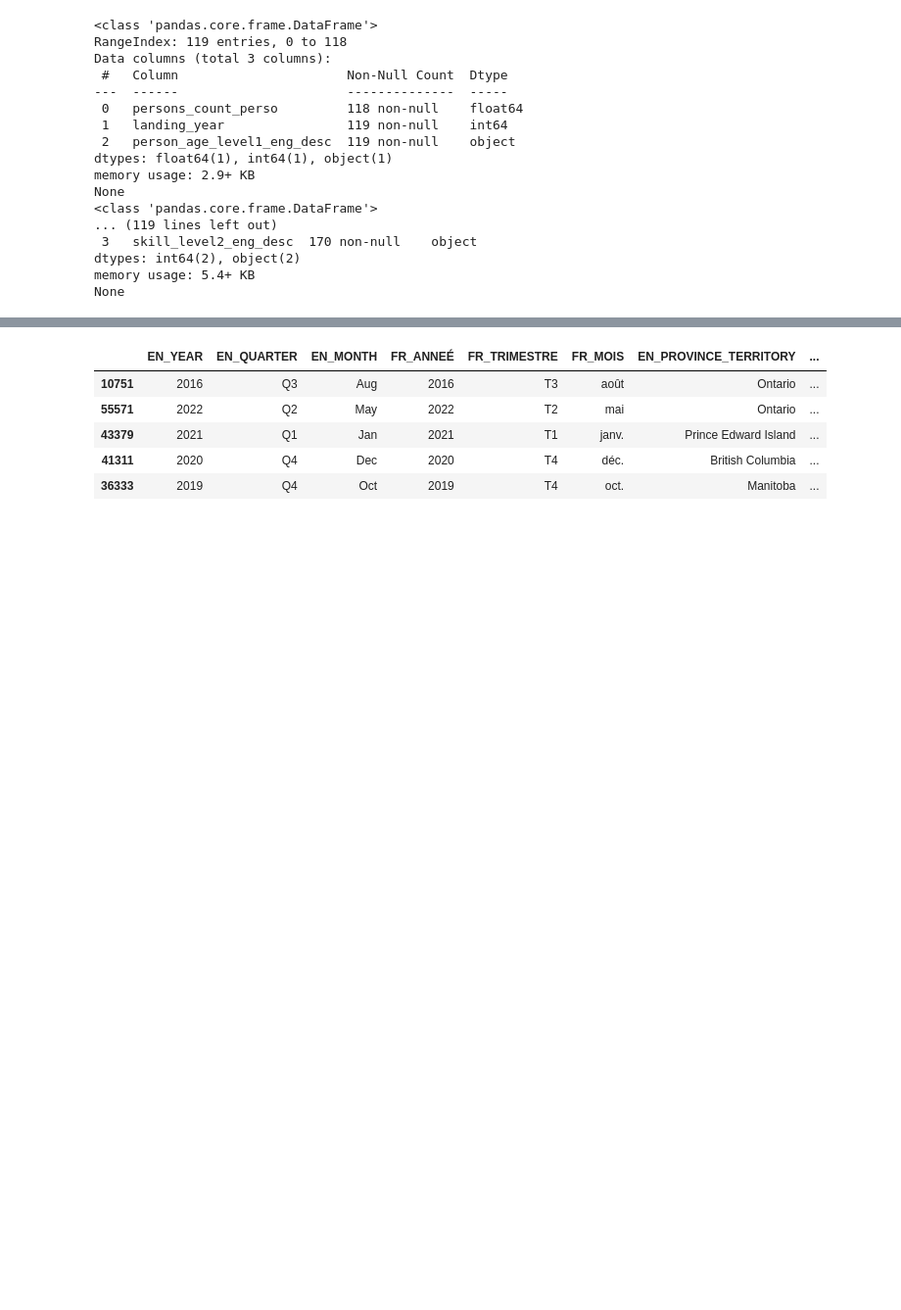
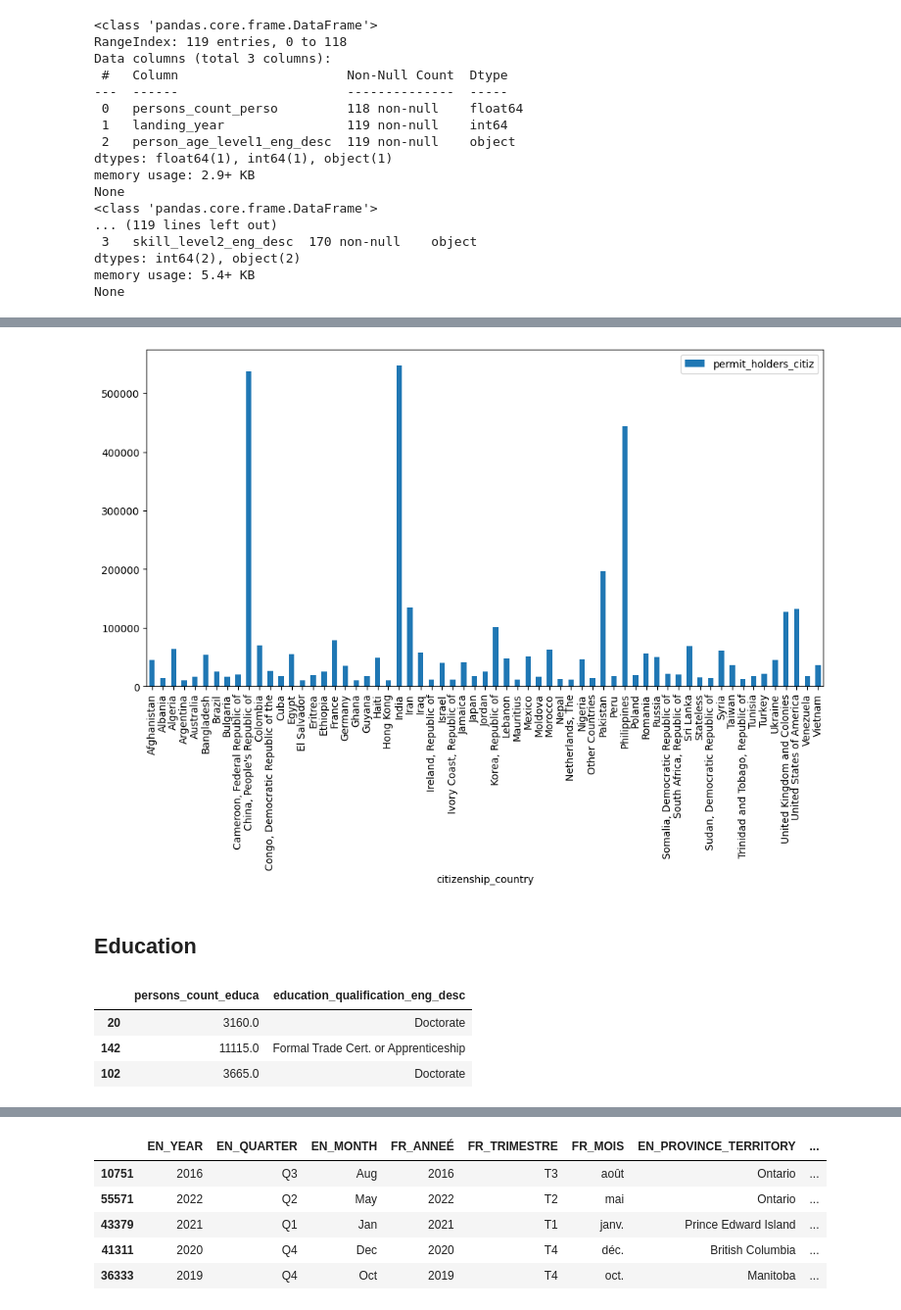
Before and after one commit to tov-bk-pavuk/capstone, a Jupyter notebook: notebooks/12_datasets_eda.ipynb, the cells around one changed output, grey strips where cells are left out. Shown: that part at 98% size. Cells and saved outputs as stored; diff of their text form; code cells hidden in the pictures; blank space fills up the shorter version.

```diff
--- a/notebooks/12_datasets_eda.ipynb
+++ b/notebooks/12_datasets_eda.ipynb
@@ -95,0 +265,15 @@ Name: landing_year, dtype: float64
+# %%
+citizenship_dataset = datasets["raw_data_citizenship"].drop(columns="landing_year")
+citizenship_dataset.dropna(inplace=True)
+
+total_pr_receivers = citizenship_dataset.groupby("citizenship_country").sum().sum()
+
+summed_by_citizenship = pd.DataFrame(citizenship_dataset.groupby("citizenship_country").sum()).reset_index()
+
+citizenship_dict = {}
+for citizenship, amount in zip(
+            summed_by_citizenship["citizenship_country"], summed_by_citizenship["permit_holders_citiz"]
+            ):
+    a = amount / total_pr_receivers * 100
+    citizenship_dict[citizenship] = round(a.iloc[0], 4)
+    print(f"{citizenship} = {round(a.iloc[0], 4)}")
@@ -95,0 +298,12 @@ Name: landing_year, dtype: float64
+# %%
+citizenship_10_000 = summed_by_citizenship[summed_by_citizenship.permit_holders_citiz >= 10000]
+# %%
+citizenship_10_000.plot(
+    kind="bar",
+    figsize=(12, 6),
+    x="citizenship_country",
+);
+# %% [output]
+[figure, added]
+# %% [markdown]
+## **Education**
@@ -95,0 +313,7 @@ Name: landing_year, dtype: float64
+# %%
+education_df.sample(3)
+# %% [output]
+|  | persons_count_educa | education_qualification_eng_desc |
+| 20 | 3160.0 | Doctorate |
+| 142 | 11115.0 | Formal Trade Cert. or Apprenticeship |
+| 102 | 3665.0 | Doctorate |
```
Also changed, not shown: parts of 73 cells of this notebook, 3 other files.
